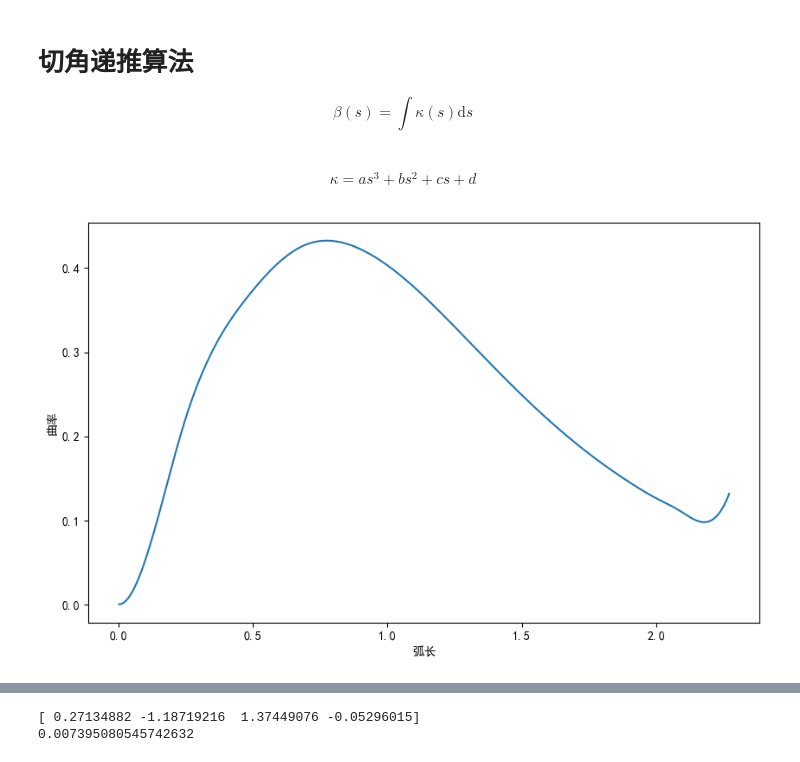
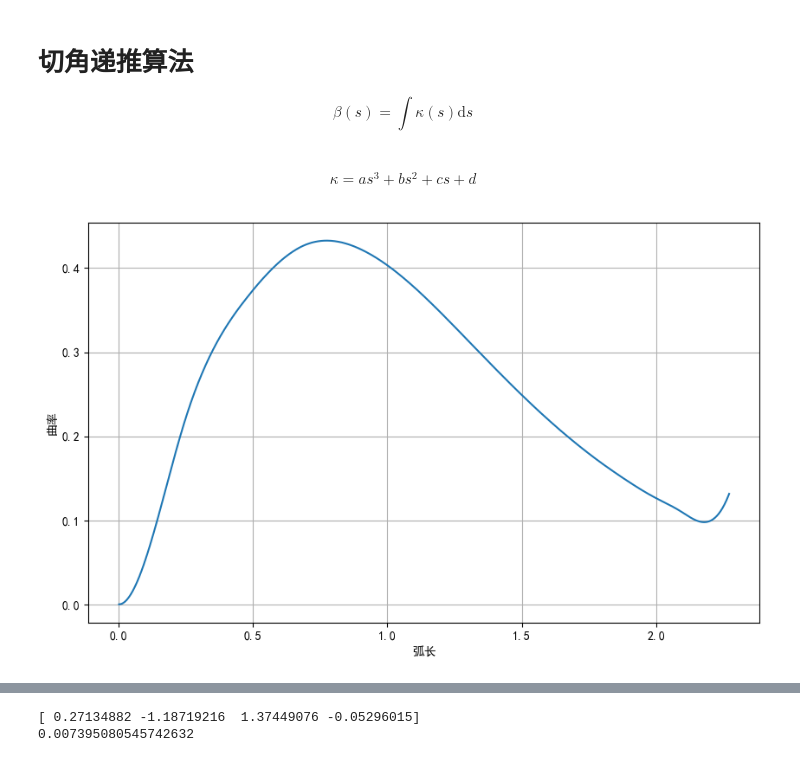
Before and after one commit to JesterHey/2024------, a Jupyter notebook: q3.ipynb, the cells around one changed output, grey strips where cells are left out. Cells and saved outputs as stored; diff of their text form; code cells hidden in the pictures.

```diff
--- a/q3.ipynb
+++ b/q3.ipynb
@@ -182,16 +166,17 @@ $$ \kappa = as^3+bs^2+cs+d $$
 # %%
 # 切角递推算法
 # 首先拟合弧长和曲率的关系,假设曲率是均匀变化的
 ori_x = [ds * i for i in range(1, 1001)]
 ori_y = [k_interp[i] for i in range(1000)]
 # 绘制曲率-弧长关系图
 plt.figure(figsize=(10, 6))
 plt.plot(ori_x, ori_y)
 plt.xlabel('弧长')
 plt.ylabel('曲率')
+plt.grid()
 plt.show()
 # %% [output]
-[figure, old version]
+[figure, new version]
 # %%
 # 采用三次函数进行拟合，并评估拟合效果
 def fit_func(x, a, b, c, d):
```
Also changed, not shown: parts of 6 cells of this notebook, 2 other files.
